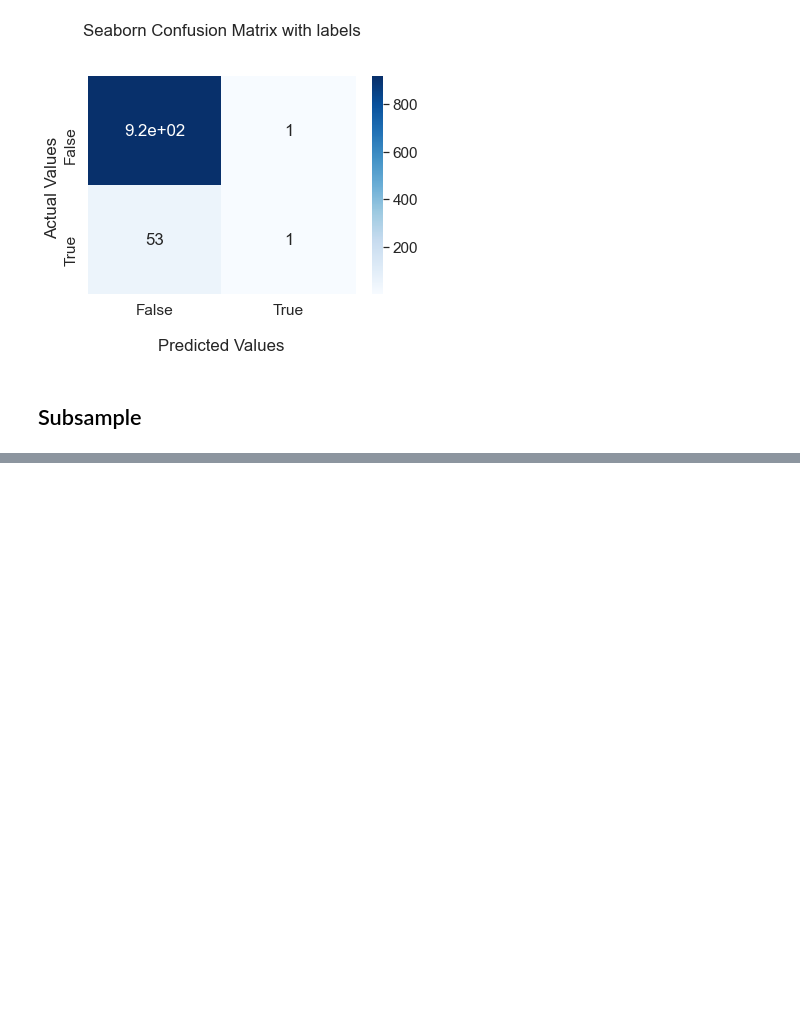
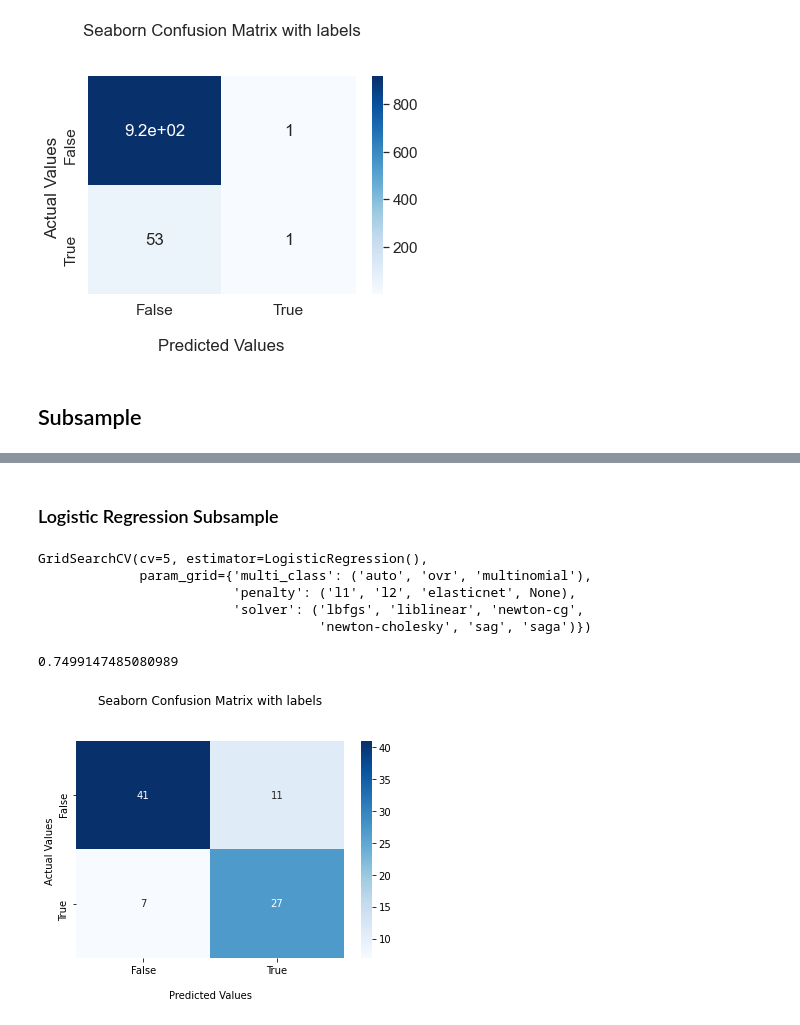
Before and after one commit to Mausoleoo/Stroke_Prediction, a Jupyter notebook: Model Building.ipynb, the cells around one changed output, grey strips where cells are left out. Saved outputs shown, nothing was run; the diff lists cells and outputs as text; code cells hidden in the pictures; blank space fills up the shorter version.

Commit message:
Model Building subsampled, trained and testes with complete dataset

```diff
--- a/Model Building.ipynb
+++ b/Model Building.ipynb
@@ -448,0 +445,52 @@ NameError: name 'new_df' is not defined
+# %%
+X_train, X_test, y_train, y_test = train_test_split(X, y, test_size=0.2, random_state=42)
+# %%
+def confmat(X,Y):
+    cm = confusion_matrix(X,Y)
+    ax = sns.heatmap(cm, annot=True, cmap='Blues')
+
+    ax.set_title('Seaborn Confusion Matrix with labels\n\n');
+    ax.set_xlabel('\nPredicted Values')
+    ax.set_ylabel('Actual Values ');
+
+    ## Ticket labels - List must be in alphabetical order
+    ax.xaxis.set_ticklabels(['False','True'])
+    ax.yaxis.set_ticklabels(['False','True'])
+
+    ## Display the visualization of the Confusion Matrix.
+    plt.show()
+
+def metrics(y_test, y_pred):
+    print("Precision")
+    print(precision_score(y_test, y_pred))
+    print("Recall")
+    print(recall_score(y_test, y_pred))
+    print("F1 Score")
+    print(f1_score(y_test, y_pred))
+    print("Accuracy")
+    print(accuracy_score(y_test, y_pred))
+# %% [markdown]
+### Logistic Regression Subsample
+# %%
+LR = LogisticRegression()
+parameters = {'solver':('lbfgs', 'liblinear', 'newton-cg', 'newton-cholesky', 'sag', 'saga'), 'penalty':('l1', 'l2', 'elasticnet', None), 'multi_class':('auto', 'ovr', 'multinomial')}
+
+gs = GridSearchCV(LR, parameters, cv=5)
+
+gs.fit(X_train, y_train)
+# %% [output]
+GridSearchCV(cv=5, estimator=LogisticRegression(),
+             param_grid={'multi_class': ('auto', 'ovr', 'multinomial'),
+                         'penalty': ('l1', 'l2', 'elasticnet', None),
+                         'solver': ('lbfgs', 'liblinear', 'newton-cg',
+                                    'newton-cholesky', 'sag', 'saga')})
+# %%
+gs.best_score_
+# %% [output]
+0.7499147485080989
+# %%
+ypred_LR = gs.best_estimator_.predict(X_test)
+# %%
+confmat(y_test, ypred_LR)
+# %% [output]
+[figure, added]
```
Also changed, not shown: parts of 34 cells of this notebook, 1 other file.
